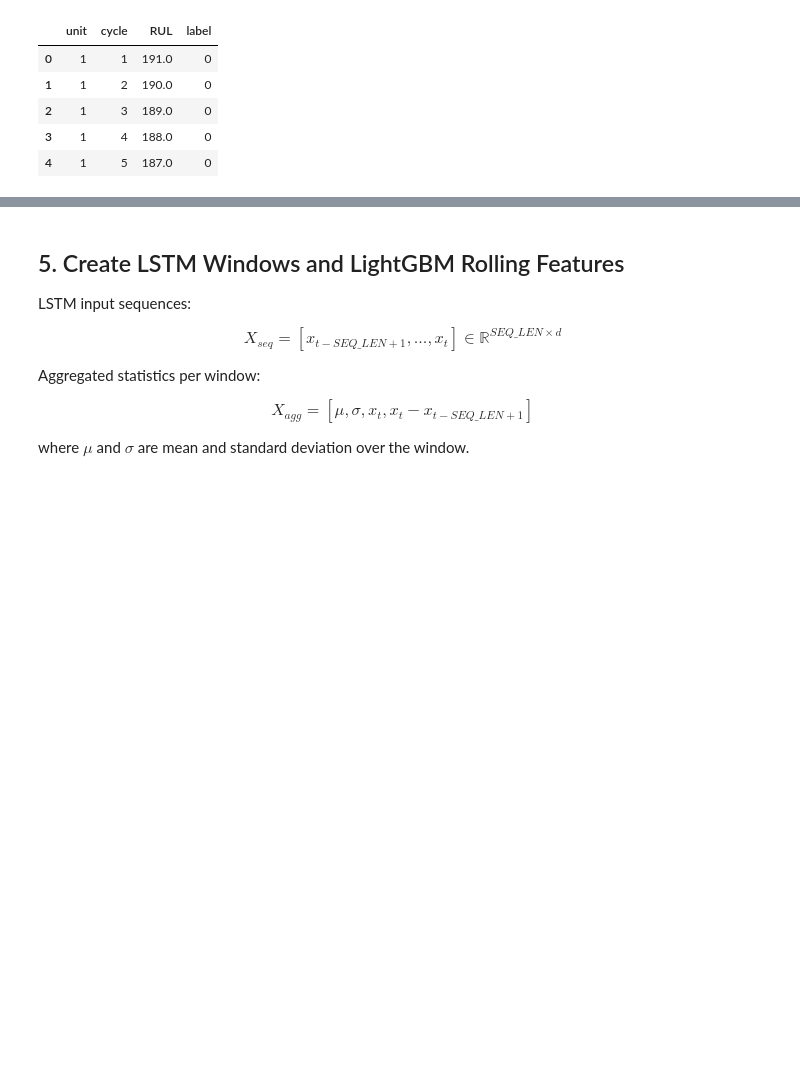
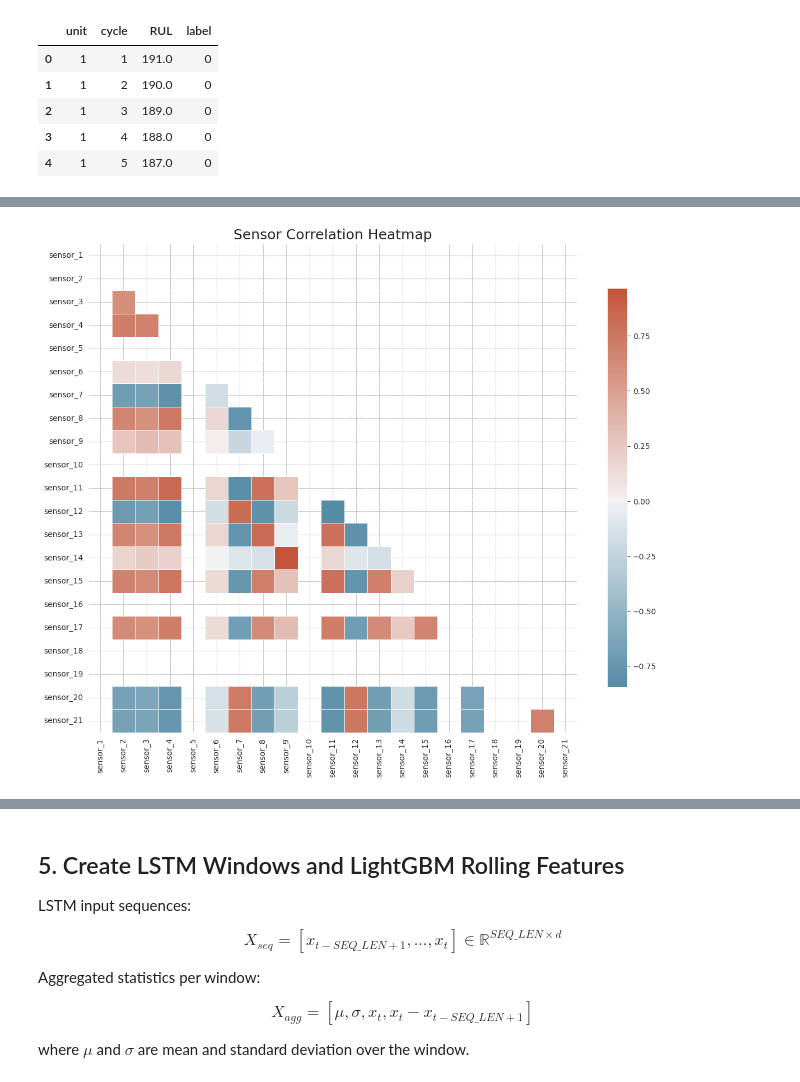
Before and after one commit to KarthikPrakhya/OptiML-Data-Analysis-AB-Notebooks, a Jupyter notebook: OptiML Data Analysis Jupyter Notebooks/ensemble_failure_prediction_notebook.ipynb, the cells around one changed output, grey strips where cells are left out. Cells and saved outputs as stored; diff of their text form; code cells hidden in the pictures; blank space fills up the shorter version.

```diff
--- a/OptiML Data Analysis Jupyter Notebooks/ensemble_failure_prediction_notebook.ipynb
+++ b/OptiML Data Analysis Jupyter Notebooks/ensemble_failure_prediction_notebook.ipynb
@@ -136,0 +202,27 @@ plt.show()
+# %%
+import numpy as np
+
+# Select only numeric sensor columns
+sensor_cols = [c for c in df.columns if c.startswith('sensor_')]
+
+corr = df[sensor_cols].corr()
+
+# Mask upper triangle
+mask = np.triu(np.ones_like(corr, dtype=bool))
+
+plt.figure(figsize=(12, 10))
+sns.heatmap(
+    corr,
+    mask=mask,
+    cmap=sns.diverging_palette(230, 20, as_cmap=True),
+    center=0,
+    square=True,
+    linewidths=0.5,
+    cbar_kws={"shrink": 0.8}
+)
+
+plt.title('Sensor Correlation Heatmap', fontsize=18)
+plt.tight_layout()
+plt.show()
+# %% [output]
+[figure, added]
```
Also changed, not shown: parts of 26 cells of this notebook.
